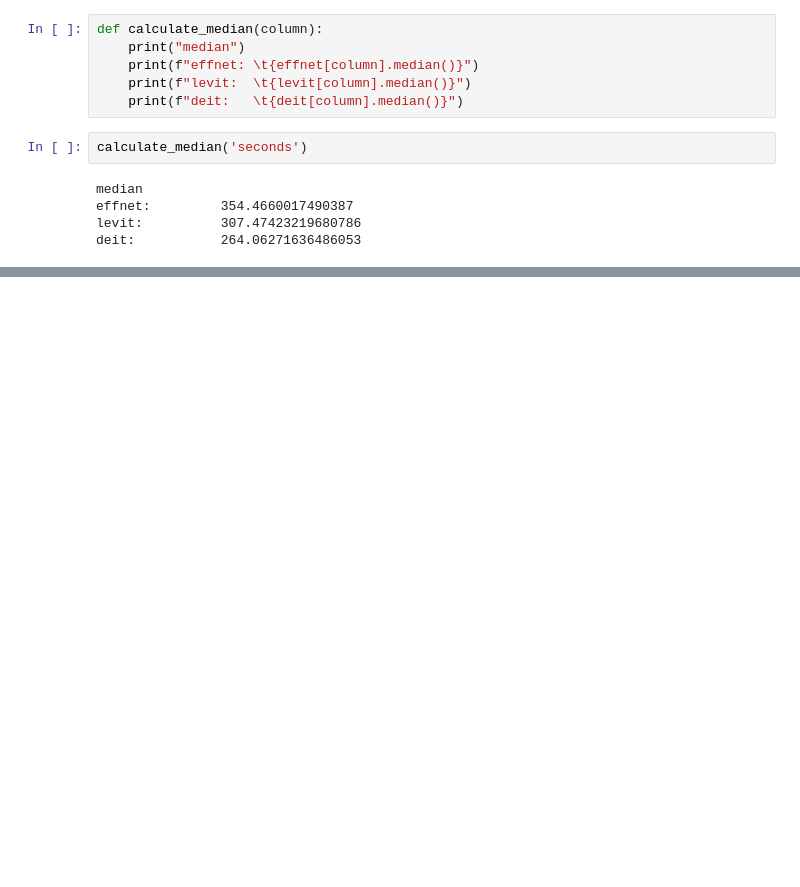
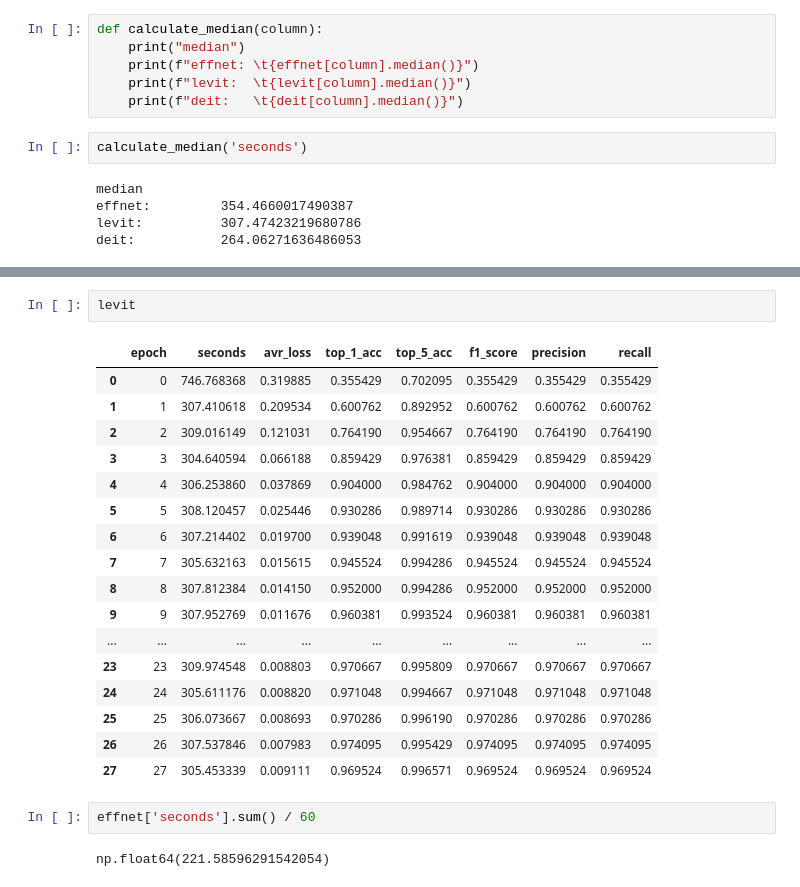
Before and after one commit to SimonKmr/DeitProject, a Jupyter notebook: analysis/notebooks/Logs.ipynb, the cells around one changed output, grey strips where cells are left out. Drawn from its saved outputs; the diff is of its cells as text; blank space fills up the shorter version.

```diff
--- a/analysis/notebooks/Logs.ipynb
+++ b/analysis/notebooks/Logs.ipynb
@@ -141,0 +150,24 @@ plt.
+# %%
+levit
+# %% [output]
+|  | epoch | seconds | avr_loss | top_1_acc | top_5_acc | f1_score | precision | recall |
+| 0 | 0 | 746.768368 | 0.319885 | 0.355429 | 0.702095 | 0.355429 | 0.355429 | 0.355429 |
+| 1 | 1 | 307.410618 | 0.209534 | 0.600762 | 0.892952 | 0.600762 | 0.600762 | 0.600762 |
+| 2 | 2 | 309.016149 | 0.121031 | 0.764190 | 0.954667 | 0.764190 | 0.764190 | 0.764190 |
+| 3 | 3 | 304.640594 | 0.066188 | 0.859429 | 0.976381 | 0.859429 | 0.859429 | 0.859429 |
+| 4 | 4 | 306.253860 | 0.037869 | 0.904000 | 0.984762 | 0.904000 | 0.904000 | 0.904000 |
+| 5 | 5 | 308.120457 | 0.025446 | 0.930286 | 0.989714 | 0.930286 | 0.930286 | 0.930286 |
+| 6 | 6 | 307.214402 | 0.019700 | 0.939048 | 0.991619 | 0.939048 | 0.939048 | 0.939048 |
+| 7 | 7 | 305.632163 | 0.015615 | 0.945524 | 0.994286 | 0.945524 | 0.945524 | 0.945524 |
+| 8 | 8 | 307.812384 | 0.014150 | 0.952000 | 0.994286 | 0.952000 | 0.952000 | 0.952000 |
+| 9 | 9 | 307.952769 | 0.011676 | 0.960381 | 0.993524 | 0.960381 | 0.960381 | 0.960381 |
+| ... | ... | ... | ... | ... | ... | ... | ... | ... |
+| 23 | 23 | 309.974548 | 0.008803 | 0.970667 | 0.995809 | 0.970667 | 0.970667 | 0.970667 |
+| 24 | 24 | 305.611176 | 0.008820 | 0.971048 | 0.994667 | 0.971048 | 0.971048 | 0.971048 |
+| 25 | 25 | 306.073667 | 0.008693 | 0.970286 | 0.996190 | 0.970286 | 0.970286 | 0.970286 |
+| 26 | 26 | 307.537846 | 0.007983 | 0.974095 | 0.995429 | 0.974095 | 0.974095 | 0.974095 |
+| 27 | 27 | 305.453339 | 0.009111 | 0.969524 | 0.996571 | 0.969524 | 0.969524 | 0.969524 |
+# %%
+effnet['seconds'].sum() / 60
+# %% [output]
+np.float64(221.58596291542054)
```
Also changed, not shown: parts of 22 cells of this notebook, 19 other files.
